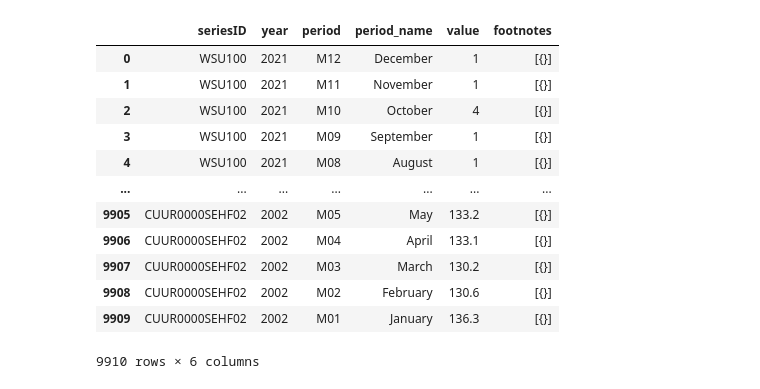
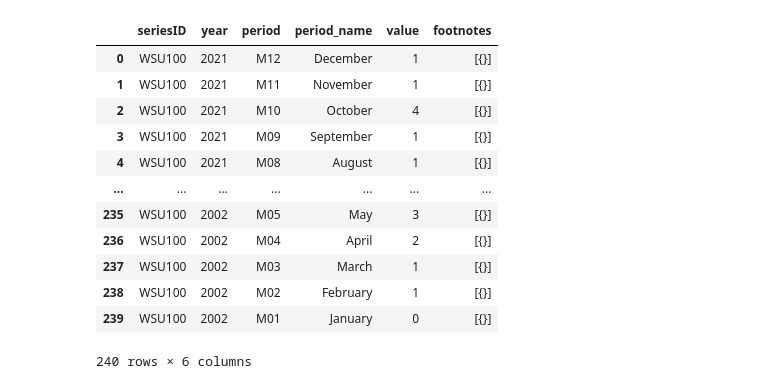
Before and after one commit to dsagher/Bureau-of-Labor-Statistics-API-Project, a Jupyter notebook: api_call/api_bls.ipynb, the cells around one changed output. Drawn from its saved outputs; the diff is of its cells as text; code cells hidden in the pictures.

```diff
--- a/api_call/api_bls.ipynb
+++ b/api_call/api_bls.ipynb
@@ -2,14 +2,19 @@
 # Imports, constants, and reads
 import pandas as pd
 import requests as rq
+from requests.exceptions import HTTPError
 import json
 import api_key
 import time
+import datetime as dt
+from IPython.display import clear_output
 
 URL_ENDPOINT = 'https://api.bls.gov/publicAPI/v2/timeseries/data/'
 
-national_series_list = pd.read_csv('/Users/danielsagher/Dropbox/Documents/General Assembly/Class Projects/capstone/csv/national_seriesID_list.csv')
-state_series_list = pd.read_csv('/Users/danielsagher/Dropbox/Documents/General Assembly/Class Projects/capstone/csv/state_seriesID_list.csv')
+national_series_list = pd.read_csv('../csv_from_excel/national_seriesID_list.csv')
+state_series_list = pd.read_csv('../state_scrape/output/state_seriesID_list.csv')
+
+NOW = dt.datetime.now().strftime('%d-%b-%Y_%H:%M:%S')
 
 START_YEAR = "2002"
 END_YEAR = "2021"
@@ -18,10 +23,17 @@ END_YEAR = "2021"
 def main(series_input, name_of_file):
 
     data_results = derated_call(series_input, START_YEAR, END_YEAR)
+
     message_list = message_retriever(data_results)
+
     df = dataframe_maker(data_results)
-    df.to_csv(f'/Users/danielsagher/Dropbox/Documents/General Assembly/Class Projects/capstone/csv/{name_of_file}.csv', index=False)
-    message_list.to_csv(f'/Users/danielsagher/Dropbox/Documents/General Assembly/Class Projects/capstone/csv/{name_of_file}_message_list.csv', index=False)
+
+    df.to_csv(f'../api_call/main_output/{name_of_file}_{NOW}.csv', index=False)
+    message_list.to_csv(f'../api_call/main_output/{name_of_file}_msglst_{NOW}.csv', index=False)
+
+
+    time.sleep(1)
+    clear_output()
 
     return df
 # %%
@@ -101,6 +134,5 @@ def dataframe_maker(data_results):
     return final_df
 # %%
 # Call main for national and state
-final_national_df  = main(national_series_list[0:100], 'national_results')
-time.sleep(15)
-final_state_df = main(state_series_list[0:100], 'state_results')
+final_national_df  = main(national_series_list[0:1], 'national_results_test2')
+# final_state_df = main(state_series_list[0:50], 'state_results_test2')
@@ -128,16 +139,16 @@ DataFrame Created
-# %%
-final_state_df
-# %% [output]
-|  | seriesID | year | period | period_name | value | footnotes |
-| 0 | WSU100 | 2021 | M12 | December | 1 | [{}] |
-| 1 | WSU100 | 2021 | M11 | November | 1 | [{}] |
-| 2 | WSU100 | 2021 | M10 | October | 4 | [{}] |
-| 3 | WSU100 | 2021 | M09 | September | 1 | [{}] |
-| 4 | WSU100 | 2021 | M08 | August | 1 | [{}] |
-| ... | ... | ... | ... | ... | ... | ... |
-| 9905 | CUUR0000SEHF02 | 2002 | M05 | May | 133.2 | [{}] |
-| 9906 | CUUR0000SEHF02 | 2002 | M04 | April | 133.1 | [{}] |
-| 9907 | CUUR0000SEHF02 | 2002 | M03 | March | 130.2 | [{}] |
-| 9908 | CUUR0000SEHF02 | 2002 | M02 | February | 130.6 | [{}] |
-| 9909 | CUUR0000SEHF02 | 2002 | M01 | January | 136.3 | [{}] |
-9910 rows × 6 columns
+# %%
+final_national_df
+# %% [output]
+|  | seriesID | year | period | period_name | value | footnotes |
+| 0 | WSU100 | 2021 | M12 | December | 1 | [{}] |
+| 1 | WSU100 | 2021 | M11 | November | 1 | [{}] |
+| 2 | WSU100 | 2021 | M10 | October | 4 | [{}] |
+| 3 | WSU100 | 2021 | M09 | September | 1 | [{}] |
+| 4 | WSU100 | 2021 | M08 | August | 1 | [{}] |
+| ... | ... | ... | ... | ... | ... | ... |
+| 235 | WSU100 | 2002 | M05 | May | 3 | [{}] |
+| 236 | WSU100 | 2002 | M04 | April | 2 | [{}] |
+| 237 | WSU100 | 2002 | M03 | March | 1 | [{}] |
+| 238 | WSU100 | 2002 | M02 | February | 1 | [{}] |
+| 239 | WSU100 | 2002 | M01 | January | 0 | [{}] |
+240 rows × 6 columns
```
Also changed, not shown: parts of 4 cells of this notebook, 6 other files.
